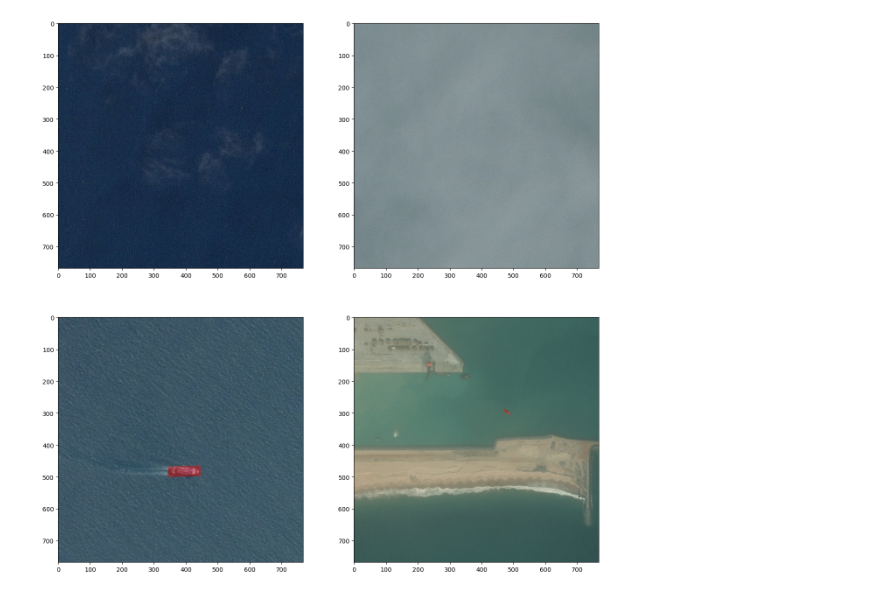
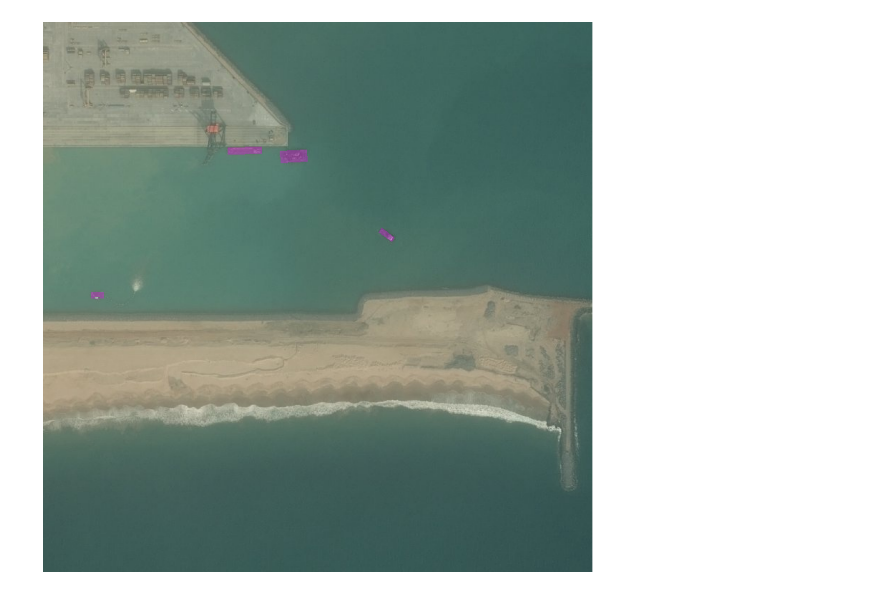
Before and after one commit to andraspalasti/deeplearning-hw, a Jupyter notebook: notebooks/raw_dataset.ipynb, the cells around one changed output. Drawn from its saved outputs; the diff is of its cells as text; code cells hidden in the pictures.

```diff
--- a/notebooks/raw_dataset.ipynb
+++ b/notebooks/raw_dataset.ipynb
@@ -10,22 +10,18 @@ from PIL import Image
 data_dir = Path('data') / 'raw'
 dataset = AirbusDataset(data_dir / 'train_ship_segmentations_v2.csv', data_dir / 'train_v2')
 # %%
-N = 4
+N = 3
 
-plt.figure(figsize=(16,16))
-for i in range(N):
-    image, rle = dataset[i]
-    image = image.convert('RGBA')
+plt.figure(figsize=(14, 14))
+image, segmentation = dataset[N]
+image = image.convert('RGBA')
 
-    mask = np.zeros((image.height, image.width, 4), dtype=np.int8)
-    for offset, length in rle:
-        y, x = offset // image.width, offset % image.width
-        for j in range(length):
-            mask[y,x+j-1] = np.array([255, 0, 0, 100])
+img_mask = np.zeros((image.height, image.width, 4), dtype=np.int8)
+img_mask[segmentation] = np.array([255, 0, 255, 80])
 
-    image.alpha_composite(Image.fromarray(mask.transpose(1, 0, 2), 'RGBA'))
+image.alpha_composite(Image.fromarray(img_mask, 'RGBA'))
 
-    plt.subplot(2, N//2, i+1)
-    plt.imshow(image)
+plt.imshow(image)
+plt.axis('off');
 # %% [output]
-[figure, old version]
+[figure, new version]
```
Also changed, not shown: 1 other file.
